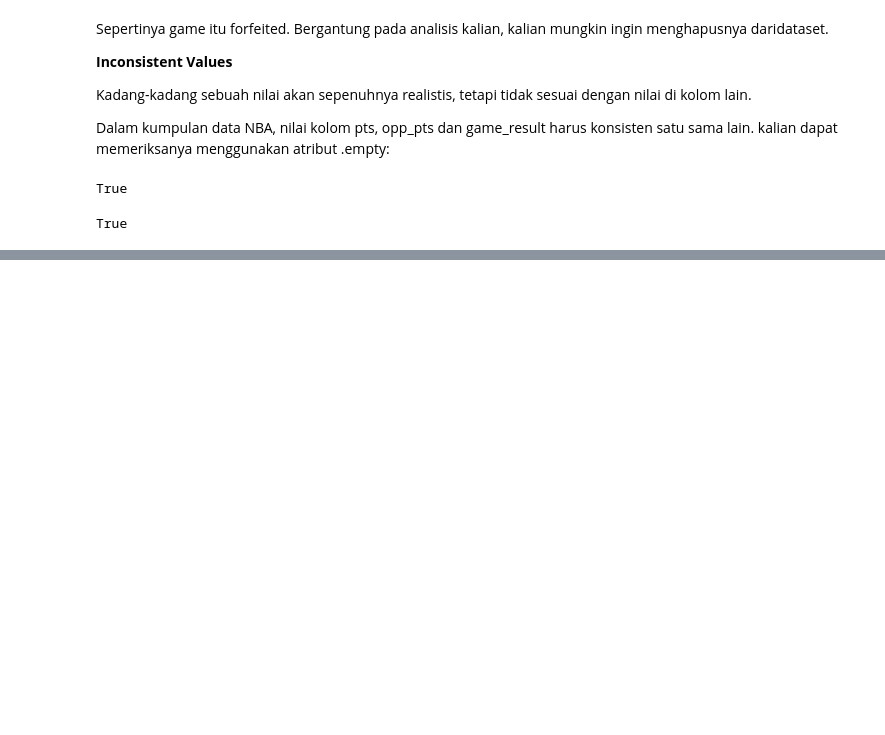
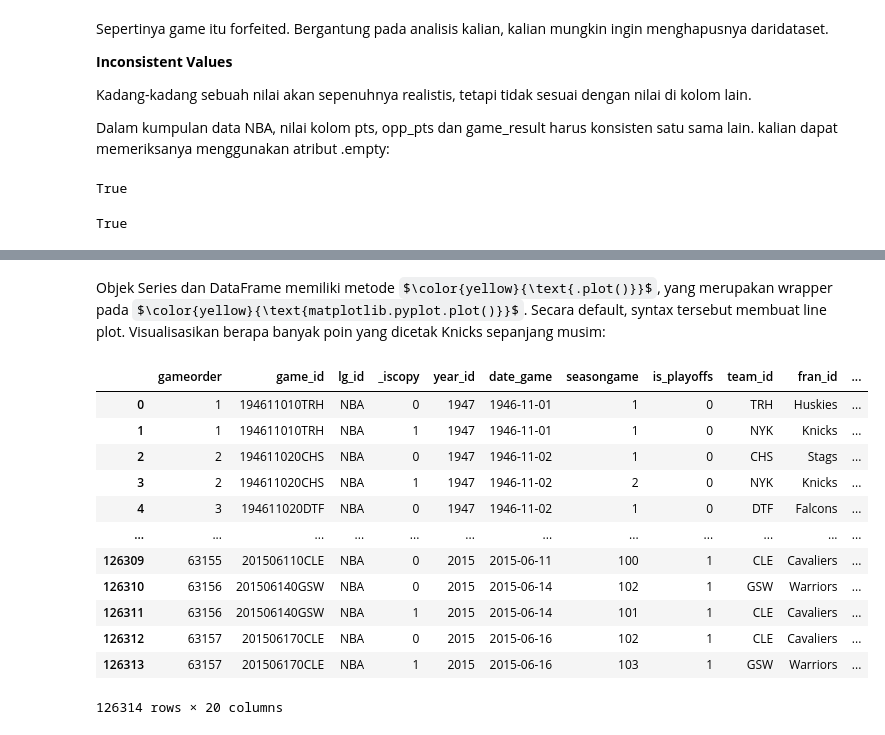
Before and after one commit to DharmayudaFebrianto/Hacktiv8_Batch5, a Jupyter notebook: Basic Python/Week5_Pandas.ipynb, the cells around one changed output, grey strips where cells are left out. Saved outputs shown, nothing was run; the diff lists cells and outputs as text; code cells hidden in the pictures; some formulas as TeX source; blank space fills up the shorter version.

```diff
--- a/Basic Python/Week5_Pandas.ipynb
+++ b/Basic Python/Week5_Pandas.ipynb
@@ -1104,0 +1265,18 @@ True
+# %% [markdown]
+Objek Series dan DataFrame memiliki metode $\color{yellow}{\text{.plot()}}$, yang merupakan wrapper pada $\color{yellow}{\text{matplotlib.pyplot.plot()}}$. Secara default, syntax tersebut membuat line plot. Visualisasikan berapa banyak poin yang dicetak Knicks sepanjang musim:
+# %%
+nba
+# %% [output]
+|  | gameorder | game_id | lg_id | _iscopy | year_id | date_game | seasongame | is_playoffs | team_id | fran_id | ... |
+| 0 | 1 | 194611010TRH | NBA | 0 | 1947 | 1946-11-01 | 1 | 0 | TRH | Huskies | ... |
+| 1 | 1 | 194611010TRH | NBA | 1 | 1947 | 1946-11-01 | 1 | 0 | NYK | Knicks | ... |
+| 2 | 2 | 194611020CHS | NBA | 0 | 1947 | 1946-11-02 | 1 | 0 | CHS | Stags | ... |
+| 3 | 2 | 194611020CHS | NBA | 1 | 1947 | 1946-11-02 | 2 | 0 | NYK | Knicks | ... |
+| 4 | 3 | 194611020DTF | NBA | 0 | 1947 | 1946-11-02 | 1 | 0 | DTF | Falcons | ... |
+| ... | ... | ... | ... | ... | ... | ... | ... | ... | ... | ... | ... |
+| 126309 | 63155 | 201506110CLE | NBA | 0 | 2015 | 2015-06-11 | 100 | 1 | CLE | Cavaliers | ... |
+| 126310 | 63156 | 201506140GSW | NBA | 0 | 2015 | 2015-06-14 | 102 | 1 | GSW | Warriors | ... |
+| 126311 | 63156 | 201506140GSW | NBA | 1 | 2015 | 2015-06-14 | 101 | 1 | CLE | Cavaliers | ... |
+| 126312 | 63157 | 201506170CLE | NBA | 0 | 2015 | 2015-06-16 | 102 | 1 | CLE | Cavaliers | ... |
+| 126313 | 63157 | 201506170CLE | NBA | 1 | 2015 | 2015-06-16 | 103 | 1 | GSW | Warriors | ... |
+126314 rows × 20 columns
```
Also changed, not shown: parts of 31 cells of this notebook, 5 other files.
